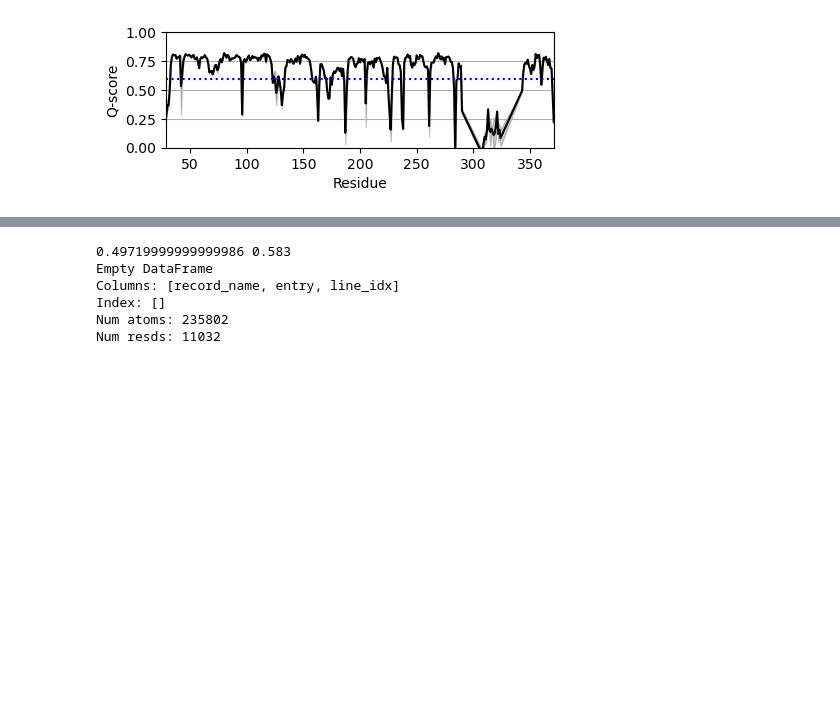
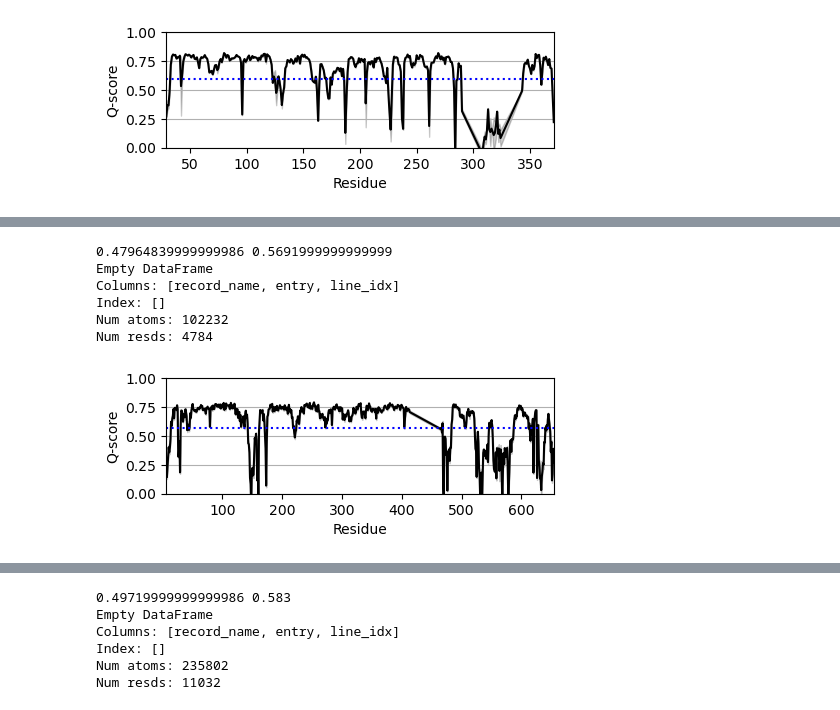
Before and after one commit to DasLab/RNA_multimer_2024, a Jupyter notebook: cryoEM_analysis/plot-Qscores.ipynb, the cells around one changed output, grey strips where cells are left out. Drawn from its saved outputs; the diff is of its cells as text; code cells hidden in the pictures; blank space fills up the shorter version.

Commit message:
push all data

```diff
--- a/cryoEM_analysis/plot-Qscores.ipynb
+++ b/cryoEM_analysis/plot-Qscores.ipynb
@@ -171,0 +172,19 @@ Num resds: 4784
+# %%
+Q_file = 'data/rool_refined_Qscore.csv'
+res = 3.1
+plt.figure(figsize=(5,1.5))
+plot_Q(Q_file,res)
+
+plt.savefig('rool_refined_Q.svg',dpi=400, bbox_inches="tight", transparent=True)
+plt.savefig('rool_refined_Q.png',dpi=400, bbox_inches="tight", transparent=True)
+
+pdb_file = 'data/ROOL_refined_corrected.pdb'
+Bfactor_per_res_edit_pdbfile(pdb_file,Q_file,cutpoints=[413,654])
+# %% [output]
+0.47964839999999986 0.5691999999999999
+Empty DataFrame
+Columns: [record_name, entry, line_idx]
+Index: []
+Num atoms: 102232
+Num resds: 4784
+[figure, added]
```
Also changed, not shown: parts of 4 cells of this notebook, 21 other files.
